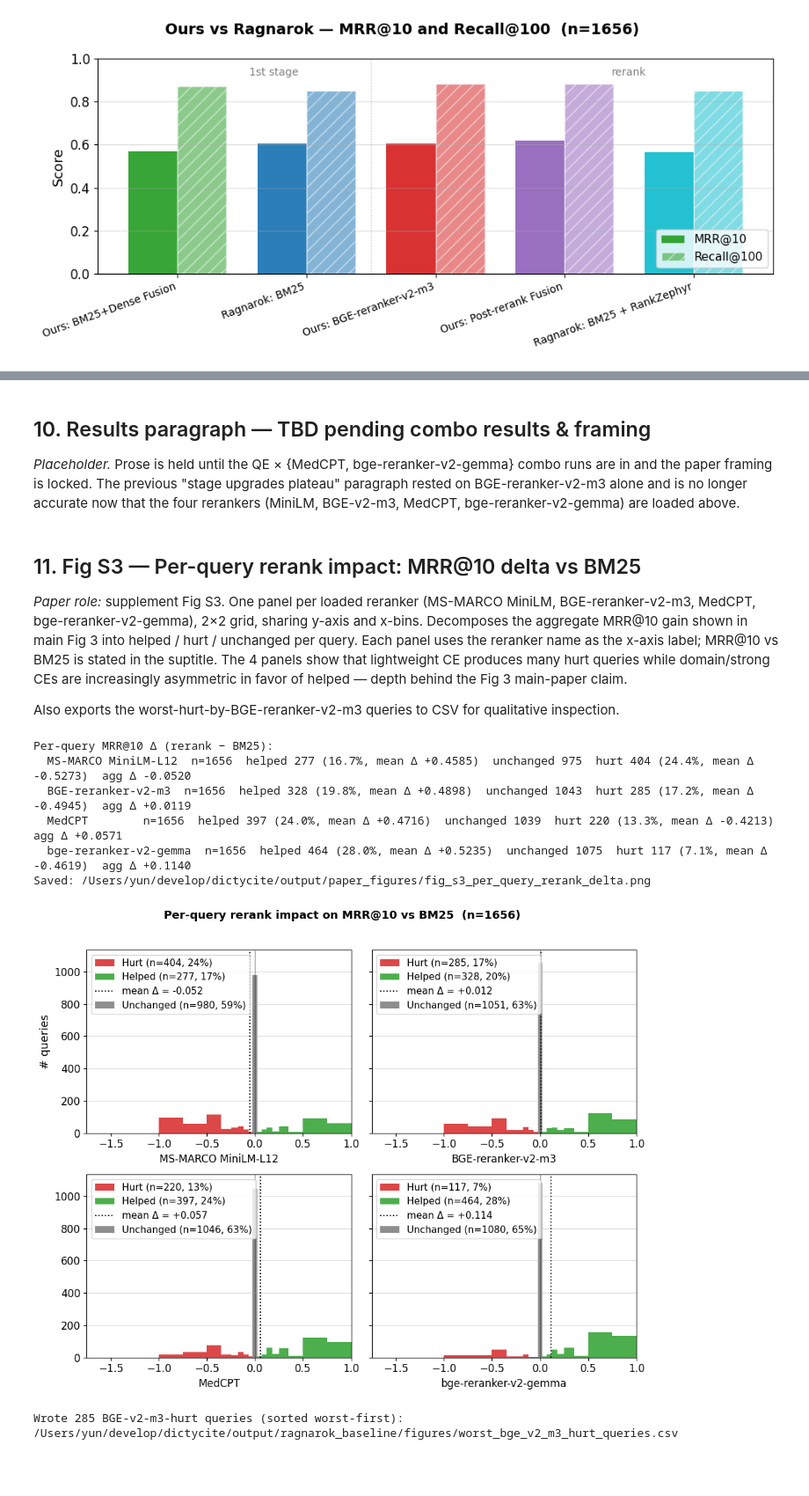
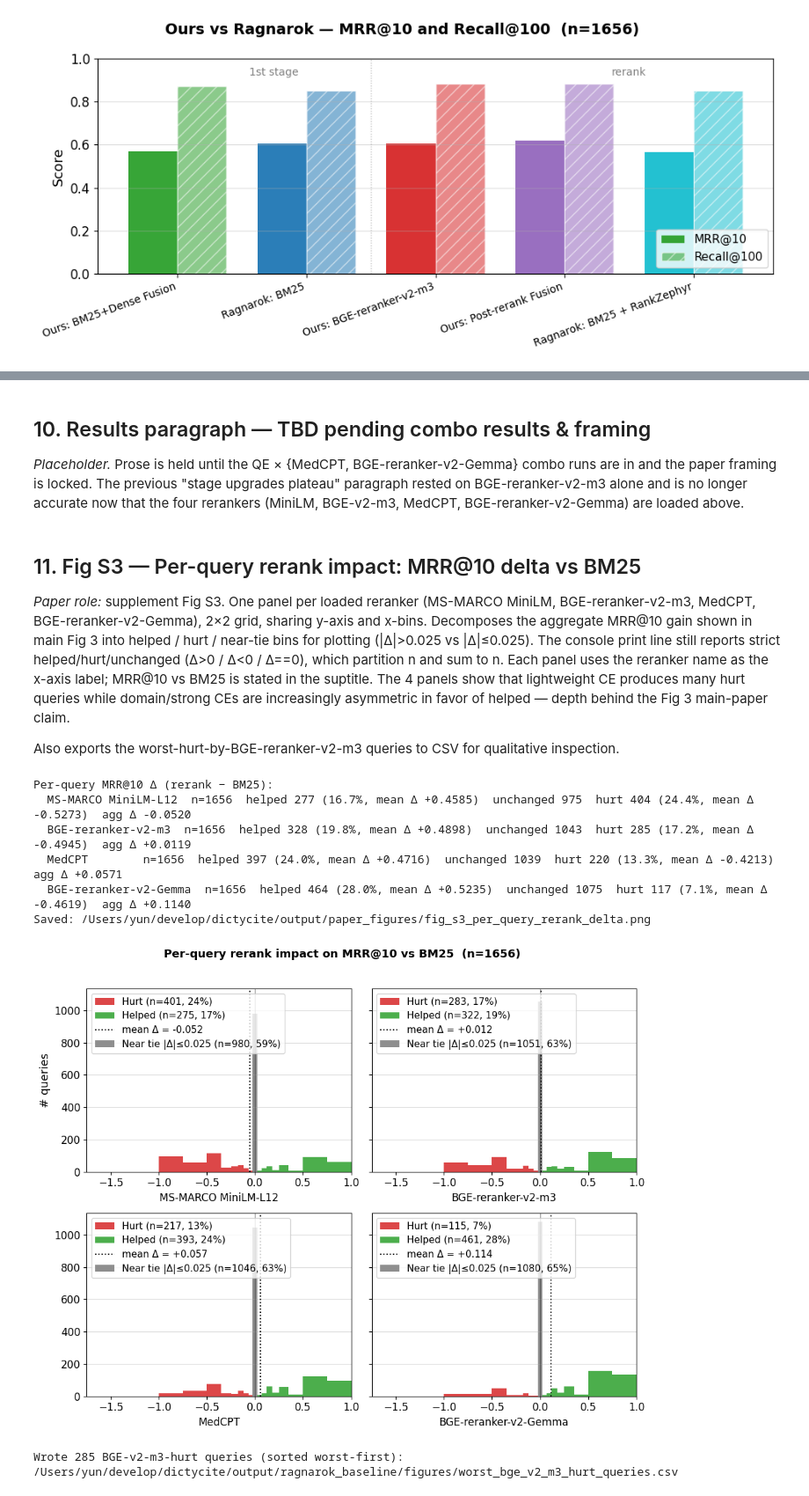
Before and after one commit to fulaibaowang/dictycite, a Jupyter notebook: notebooks/ragnarok_comparison.ipynb, the cells around one changed output, grey strips where cells are left out. Shown at 88% size. Cells and saved outputs as stored; diff of their text form; code cells hidden in the pictures; blank space fills up the shorter version.

```diff
--- a/notebooks/ragnarok_comparison.ipynb
+++ b/notebooks/ragnarok_comparison.ipynb
@@ -78,7 +78,7 @@ LABELS = {
     "ours_ce":                  "Ours: BGE-reranker-v2-m3",
     "ours_postfusion":          "Ours: Post-rerank Fusion",
     "vega_medcpt_ce":           "Ours: MedCPT (rerank-only)",
-    "frida_gemma_ce":           "Ours: bge-reranker-v2-gemma (rerank-only)",
+    "frida_gemma_ce":           "Ours: BGE-reranker-v2-Gemma (rerank-only)",
     "frida_ms_marco_minilm_ce": "Ours: MS MARCO MiniLM (rerank-only)",
     "rag_bm25":                 "Ragnarok: BM25",
     "rag_rerank":               "Ragnarok: BM25 + RankZephyr",
@@ -611,18 +686,20 @@ MRR@10 deltas vs BM25 (Fig S2 full set):
 # %% [markdown]
 ## 10. Results paragraph — TBD pending combo results & framing
 
-*Placeholder.* Prose is held until the QE × {MedCPT, bge-reranker-v2-gemma} combo runs
+*Placeholder.* Prose is held until the QE × {MedCPT, BGE-reranker-v2-Gemma} combo runs
 are in and the paper framing is locked. The previous "stage upgrades plateau"
 paragraph rested on BGE-reranker-v2-m3 alone and is no longer accurate now
-that the four rerankers (MiniLM, BGE-v2-m3, MedCPT, bge-reranker-v2-gemma) are loaded
+that the four rerankers (MiniLM, BGE-v2-m3, MedCPT, BGE-reranker-v2-Gemma) are loaded
 above.
 # %% [markdown]
 ## 11. Fig S3 — Per-query rerank impact: MRR@10 delta vs BM25
 
 *Paper role:* supplement Fig S3. One panel per loaded reranker (MS-MARCO
-MiniLM, BGE-reranker-v2-m3, MedCPT, bge-reranker-v2-gemma), 2×2 grid, sharing y-axis and x-bins.
+MiniLM, BGE-reranker-v2-m3, MedCPT, BGE-reranker-v2-Gemma), 2×2 grid, sharing y-axis and x-bins.
 Decomposes the aggregate MRR@10 gain shown in main Fig 3 into helped /
-hurt / unchanged per query. Each panel uses the reranker name as the x-axis label;
+hurt / near-tie bins for plotting (|Δ|>0.025 vs |Δ|≤0.025). The console print
+line still reports strict helped/hurt/unchanged (Δ>0 / Δ<0 / Δ==0), which
+partition n and sum to n. Each panel uses the reranker name as the x-axis label;
 MRR@10 vs BM25 is stated in the suptitle.
 The 4 panels show that lightweight CE produces
 many hurt queries while domain/strong CEs are increasingly asymmetric in
@@ -652,7 +729,7 @@ fig1b_panels_all = [
     ("frida_ms_marco_minilm_ce", "MS-MARCO MiniLM-L12"),
     ("ours_ce",                  "BGE-reranker-v2-m3"),
     ("vega_medcpt_ce",           "MedCPT"),
-    ("frida_gemma_ce",           "bge-reranker-v2-gemma"),
+    ("frida_gemma_ce",           "BGE-reranker-v2-Gemma"),
 ]
 fig1b_panels = [(k, l) for k, l in fig1b_panels_all if k in runs]
 
@@ -695,48 +772,54 @@ for ax, (rerank_key, short_label) in zip(axes, fig1b_panels):
     hurt_m = deltas < -0.025
     help_m = deltas > 0.025
     neutral_m = ~(hurt_m | help_m)
+    # Legend counts must match what is plotted: red/green histograms use |Δ|>0.025
+    # only; the gray bar is all remaining queries in [-0.025, 0.025]. Do not mix
+    # those with n_hurt/n_helped (any Δ<0 / Δ>0) or the three legend counts sum
+    # to more than n (small-|Δ| queries would be double-counted).
+    n_hurt_plot = int(hurt_m.sum())
+    n_helped_plot = int(help_m.sum())
+    n_neutral = int(neutral_m.sum())
 
     ax.hist(
         deltas[hurt_m], bins=bins, color="#d62728", alpha=0.85,
-        label=f"Hurt (n={n_hurt}, {n_hurt/n_total:.0%})",
+        label=f"Hurt (n={n_hurt_plot}, {n_hurt_plot/n_total:.0%})",
     )
     ax.hist(
         deltas[help_m], bins=bins, color="#2ca02c", alpha=0.85,
-        label=f"Helped (n={n_helped}, {n_helped/n_total:.0%})",
+        label=f"Helped (n={n_helped_plot}, {n_helped_plot/n_total:.0%})",
     )
-    n_neutral = int(neutral_m.sum())
     ax.bar(
         [0], [n_neutral], width=0.05, color="#888888", alpha=0.95,
-        label=f"Unchanged (n={n_neutral}, {n_neutral/n_total:.0%})",
+        label=f"Near tie |Δ|≤0.025 (n={n_neutral}, {n_neutral/n_total:.0%})",
     )
     ax.axvline(0, color="black", linewidth=0.8, alpha=0.6)
     ax.axvline(
         mean_overall, color="black", linestyle=":", linewidth=1.4,
         label=f"mean Δ = {mean_overall:+.3f}",
     )
     ax.set_xlabel(short_label, fontsize=12)
     ax.set_xlim(*FIG_S3_XLIM)
     ax.grid(True, axis="y", alpha=0.4)
     ax.legend(fontsize=11, loc="upper left")
 
 axes[0].set_ylabel("# queries")
 fig.suptitle(
     f"Per-query rerank impact on MRR@10 vs BM25  (n={len(qrels)})",
     fontsize=13, fontweight="bold",
 )
 plt.tight_layout(rect=[0, 0, 1, 0.96])
 fig1b_path = paper_figures_dir / "fig_s3_per_query_rerank_delta.png"
 plt.savefig(fig1b_path, dpi=150, bbox_inches="tight")
 print("Saved:", fig1b_path)
 plt.show()
 # %% [output]
 Per-query MRR@10 Δ (rerank − BM25):
   MS-MARCO MiniLM-L12  n=1656  helped 277 (16.7%, mean Δ +0.4585)  unchanged 975  hurt 404 (24.4%, mean Δ -0.5273)  agg Δ -0.0520
   BGE-reranker-v2-m3  n=1656  helped 328 (19.8%, mean Δ +0.4898)  unchanged 1043  hurt 285 (17.2%, mean Δ -0.4945)  agg Δ +0.0119
   MedCPT        n=1656  helped 397 (24.0%, mean Δ +0.4716)  unchanged 1039  hurt 220 (13.3%, mean Δ -0.4213)  agg Δ +0.0571
-  bge-reranker-v2-gemma  n=1656  helped 464 (28.0%, mean Δ +0.5235)  unchanged 1075  hurt 117 (7.1%, mean Δ -0.4619)  agg Δ +0.1140
+  BGE-reranker-v2-Gemma  n=1656  helped 464 (28.0%, mean Δ +0.5235)  unchanged 1075  hurt 117 (7.1%, mean Δ -0.4619)  agg Δ +0.1140
 Saved: /Users/yun/develop/dictycite/output/paper_figures/fig_s3_per_query_rerank_delta.png
-[figure, old version]
+[figure, new version]
 # %%
 # Worst-hurt-by-BGE-reranker-v2-m3 queries → CSV for qualitative inspection.
 def _load_query_text_and_rel_abstracts_by_qid(
```
Also changed, not shown: parts of 8 cells of this notebook, 5 other files.
